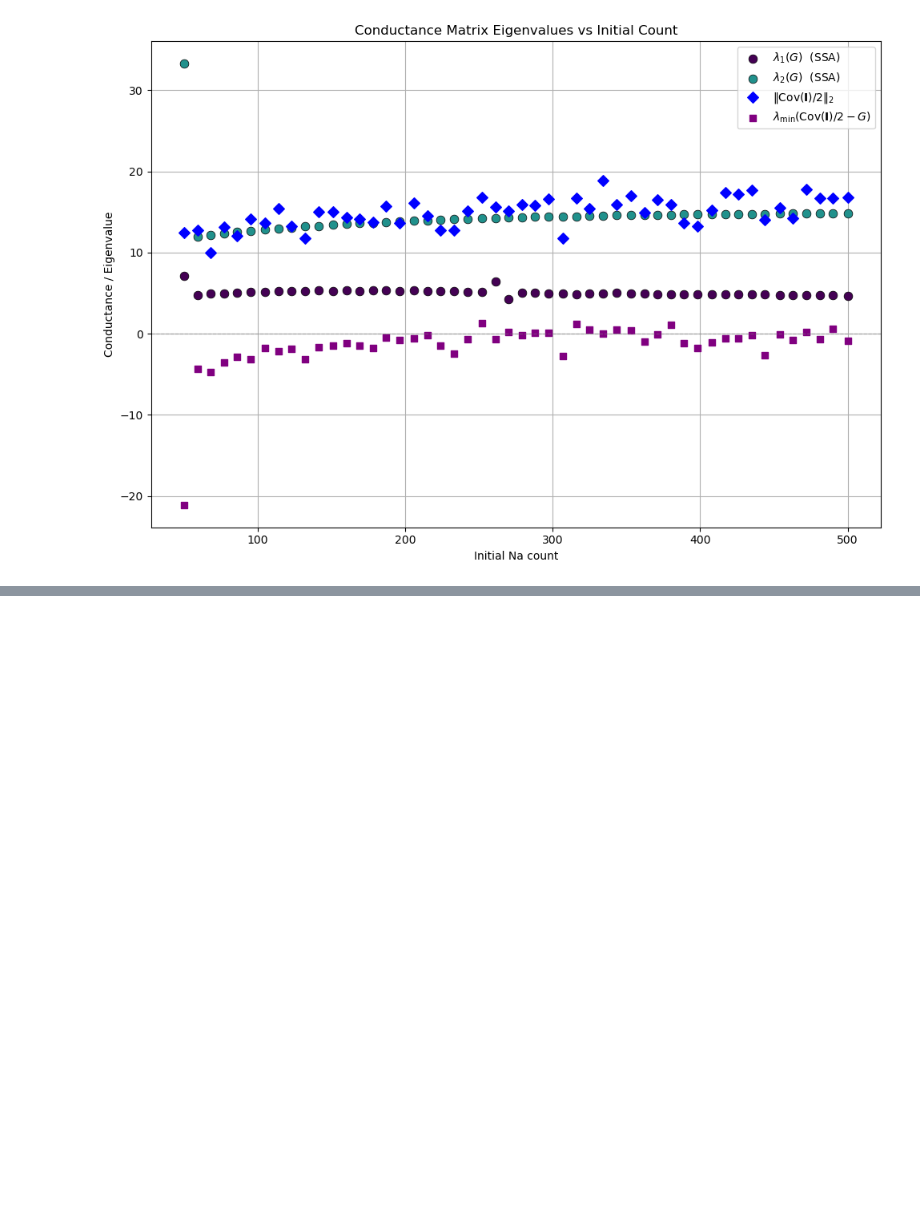
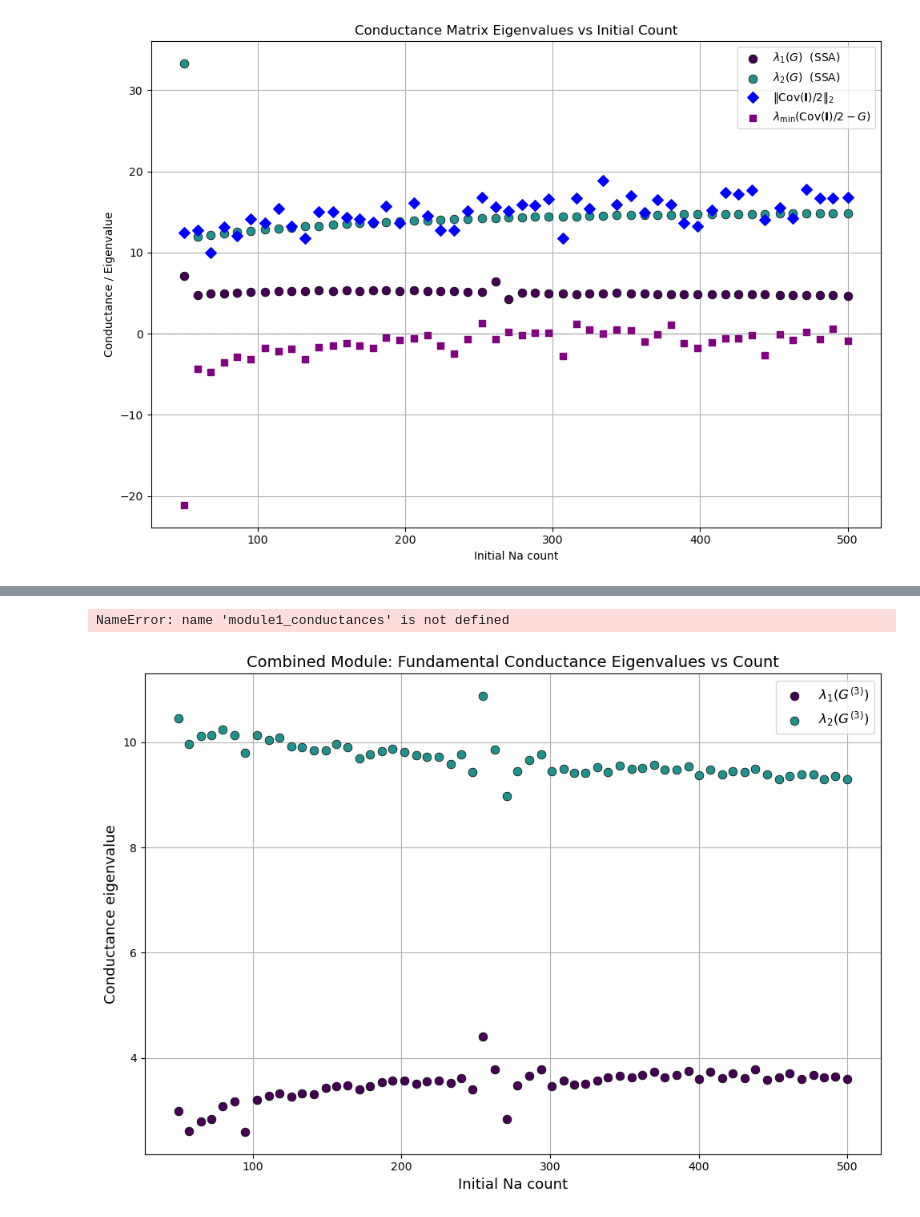
Before and after one commit to FTurci/conductance-chem-net, a Jupyter notebook: students/Will/Gillespie_simulations/OOP_test_file.ipynb, the cells around one changed output, grey strips where cells are left out. Drawn from its saved outputs; the diff is of its cells as text; code cells hidden in the pictures; blank space fills up the shorter version.

Commit message:
Updated OOP code tocreate combined rats and counts, and combine seperately calculated conductances. Updated notebook to demonstrate new capabilities.

```diff
--- a/students/Will/Gillespie_simulations/OOP_test_file.ipynb
+++ b/students/Will/Gillespie_simulations/OOP_test_file.ipynb
@@ -260,0 +277,18 @@ SIM2.plot_conductance(
+# %%
+# First, create the following module variables for the two CRNs we want to combine.
+
+module1_for_simulating = ModuleProperties(SM, 3, species_names)
+
+module2_for_simulating = ModuleProperties(SM2, 4, species_names2)
+
+# We must create the individual resistance matrices for each module before combining them
+
+module1_for_simulating.calculate_fundamental_resistance_matrix()
+
+module2_for_simulating.calculate_fundamental_resistance_matrix()
+
+# Then prepare the module variables for simulation
+
+SIM1 = RunSSA(module1_for_simulating, initial_counts, rates, simulation_length, burn_in_time)
+
+SIM2 = RunSSA(module2_for_simulating, initial_counts2, rates2, simulation_length, burn_in_time)
@@ -260,0 +355,29 @@ SIM2.plot_conductance(
+# %%
+# Compute lists of the numerical conductance for each module, we will not overlay any analytical results.
+
+module1_conductances, _ = SIM1.compute_conductances(analytical_currents=None, analytical_forces=None)
+
+module2_conductances, _ = SIM2.compute_conductances(analytical_currents=None, analytical_forces=None)
+# %%
+# Now we use the CombiningModules class to combine the data from the two modules, this essentially involves replacing the symbolic
+# values of resistance with the numerical results calculated above, and the same code as the symbolic case follows.
+
+module3 = CombiningModules(module1_for_simulating, module2_for_simulating, module1_conductances, module2_conductances)
+
+# Store the numerical combined condictance matrices
+
+combined_Gs = module3.numerical_combined_fundamental_CMs# Acquire the serially combined conductance matrix
+# %% [output]
+NameError: name 'module1_conductances' is not defined
+# %%
+# Use a dedicated function to plot this combined conductance. It is important to include the same count_values as the
+# compute_conductances attribute used, and include the species label that is being varied. If the combined_Gs is scalar, this will
+# plot a simple line of conductance vs count, if it is a list of matrices, this will plot the eigenvalues of these matrices.
+
+plot_combined_conductance(
+    combined_CMs  = combined_Gs,
+    count_values  = np.linspace(50, 500, 60, dtype='int'),
+    species_label ='Na'
+)
+# %% [output]
+[figure, added]
```
Also changed, not shown: parts of 19 cells of this notebook, 1 other file.
